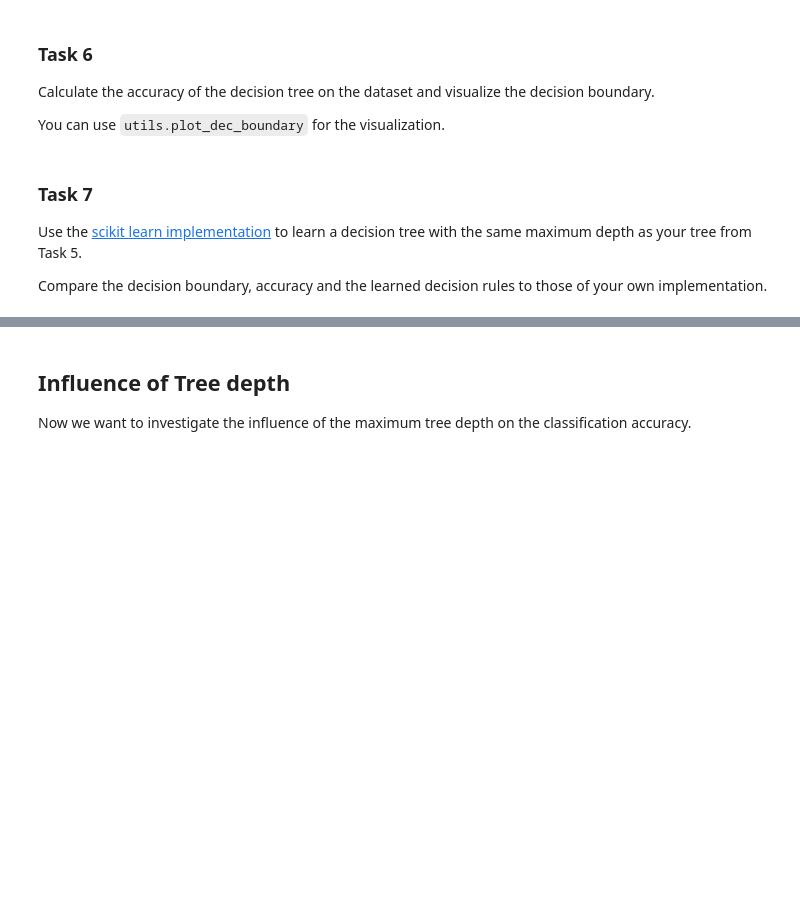
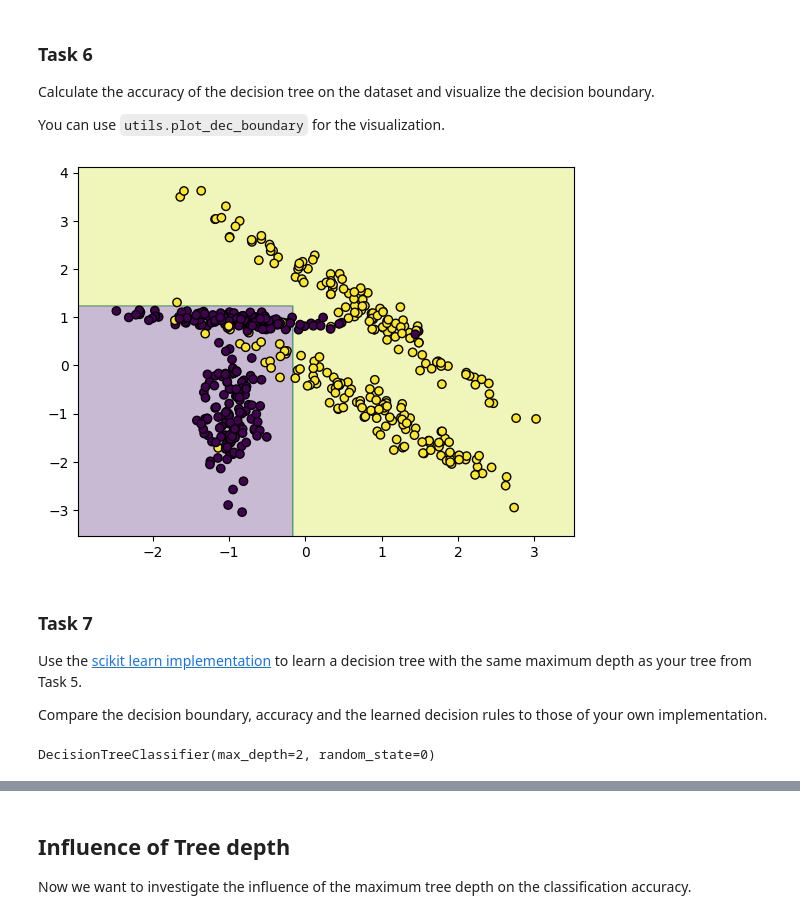
Before and after one commit to mbbrueckner/statistical_learning_theory_LAB, a Jupyter notebook: 06_Decision_Trees/06_Decision_Trees.ipynb, the cells around one changed output, grey strips where cells are left out. Saved outputs shown, nothing was run; the diff lists cells and outputs as text; code cells hidden in the pictures; blank space fills up the shorter version.

```diff
--- a/06_Decision_Trees/06_Decision_Trees.ipynb
+++ b/06_Decision_Trees/06_Decision_Trees.ipynb
@@ -92,7 +93,9 @@ def gini_imp(y : np.ndarray) -> float:
         Gini-Impurity
     '''
     # TODO: implement
-    pass
+    p_0 = np.mean(y == 0)
+    p_1 = np.mean(y == 1)
+    return 1 - (p_0**2 + p_1**2)
 
 
 # assertions
@@ -124,7 +125,9 @@ def gini_imp_split(y0 : np.ndarray, y1 : np.ndarray) -> float:
         Impurity score (lower = better)
     '''
     # TODO: implement
-    pass
+    n = len(y0) + len(y1)
+    return (len(y0) * gini_imp(y0) + len(y1) * gini_imp(y1)) / n
+
 
 
 # assertions
@@ -218,7 +238,14 @@ class Node():
         Creates child nodes (self.left, self.right) if labels are not already pure.
         '''
         # TODO: implement
-        pass
+        if self.gi == 0 or self.depth >= self.max_depth:
+            return
+        self.split_idx, self.split_value, _ = best_split(self.X, self.y)
+        mask = self.X[:, self.split_idx] <= self.split_value
+        self.left = Node(self.X[mask], self.y[mask], self.depth + 1, self.max_depth)
+        self.right = Node(self.X[~mask], self.y[~mask], self.depth + 1, self.max_depth)
+        self.left.split()
+        self.right.split()
 
 
     def predict(self, X : np.ndarray) -> np.ndarray:
@@ -232,7 +259,13 @@ class Node():
             predicted labels by this node
         '''
         # TODO: implement
-        pass
+        if self.split_idx is None:
+            return np.full(X.shape[0], round(np.mean(self.y)))   # <-- round
+        mask = X[:, self.split_idx] <= self.split_value
+        y_pred = np.empty(X.shape[0])
+        y_pred[mask] = self.left.predict(X[mask])
+        y_pred[~mask] = self.right.predict(X[~mask])
+        return y_pred
 
 
     def __repr__(self) -> str:
@@ -329,10 +374,27 @@ Calculate the accuracy of the decision tree on the dataset and visualize the dec
 You can use `utils.plot_dec_boundary` for the visualization.
 # %%
 # TODO: accuracy
-accuracy = None
+y_pred = dt.predict(X)
+accuracy = np.mean(y_pred == y)
 assert accuracy == 0.932
 
+
 # TODO: plot decision boundary
+
+# is utils missing?
+
+xx, yy = np.meshgrid(
+    np.linspace(X[:, 0].min() - 0.5, X[:, 0].max() + 0.5, 300),
+    np.linspace(X[:, 1].min() - 0.5, X[:, 1].max() + 0.5, 300),
+)
+grid = np.c_[xx.ravel(), yy.ravel()]
+Z = dt.predict(grid).reshape(xx.shape)
+
+plt.contourf(xx, yy, Z, alpha=0.3)
+plt.scatter(X[:, 0], X[:, 1], c=y, edgecolor='k')
+plt.show()
+# %% [output]
+[figure, added]
 # %% [markdown]
 ### Task 7
 
@@ -340,5 +402,12 @@ Use the [scikit learn implementation](https://scikit-learn.org/stable/modules/ge
 
 Compare the decision boundary, accuracy and the learned decision rules to those of your own implementation.
 # %%
-# TODO: use scikit learn implementation
+# use scikit learn implementation
+from sklearn.tree import DecisionTreeClassifier, export_text, plot_tree
+
+# same max_depth as our own tree from Task 5
+sk_tree = DecisionTreeClassifier(max_depth=2, criterion='gini', random_state=0)
+sk_tree.fit(X, y)
+# %% [output]
+DecisionTreeClassifier(max_depth=2, random_state=0)
 # %%
```
Also changed, not shown: parts of 8 cells of this notebook.
